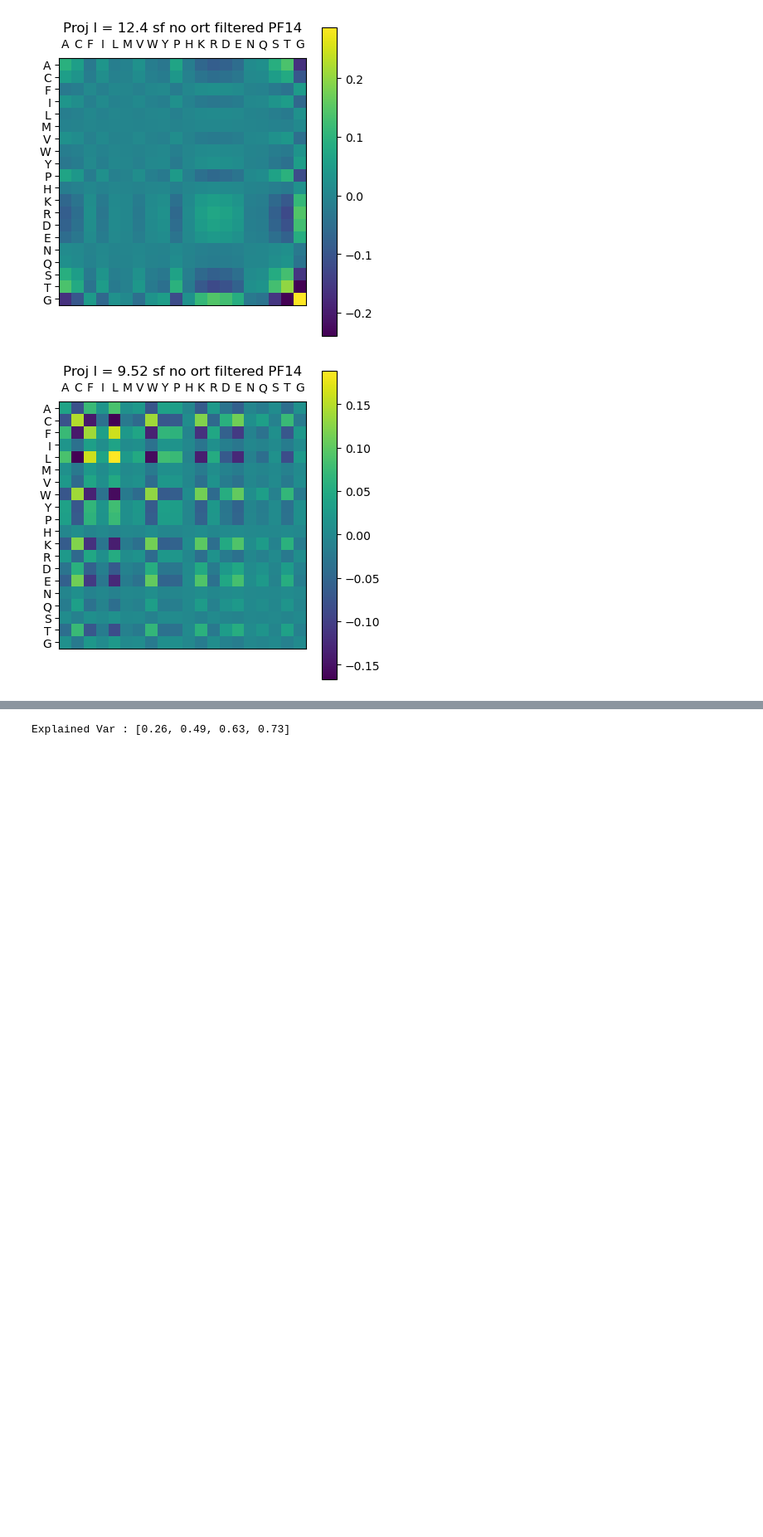
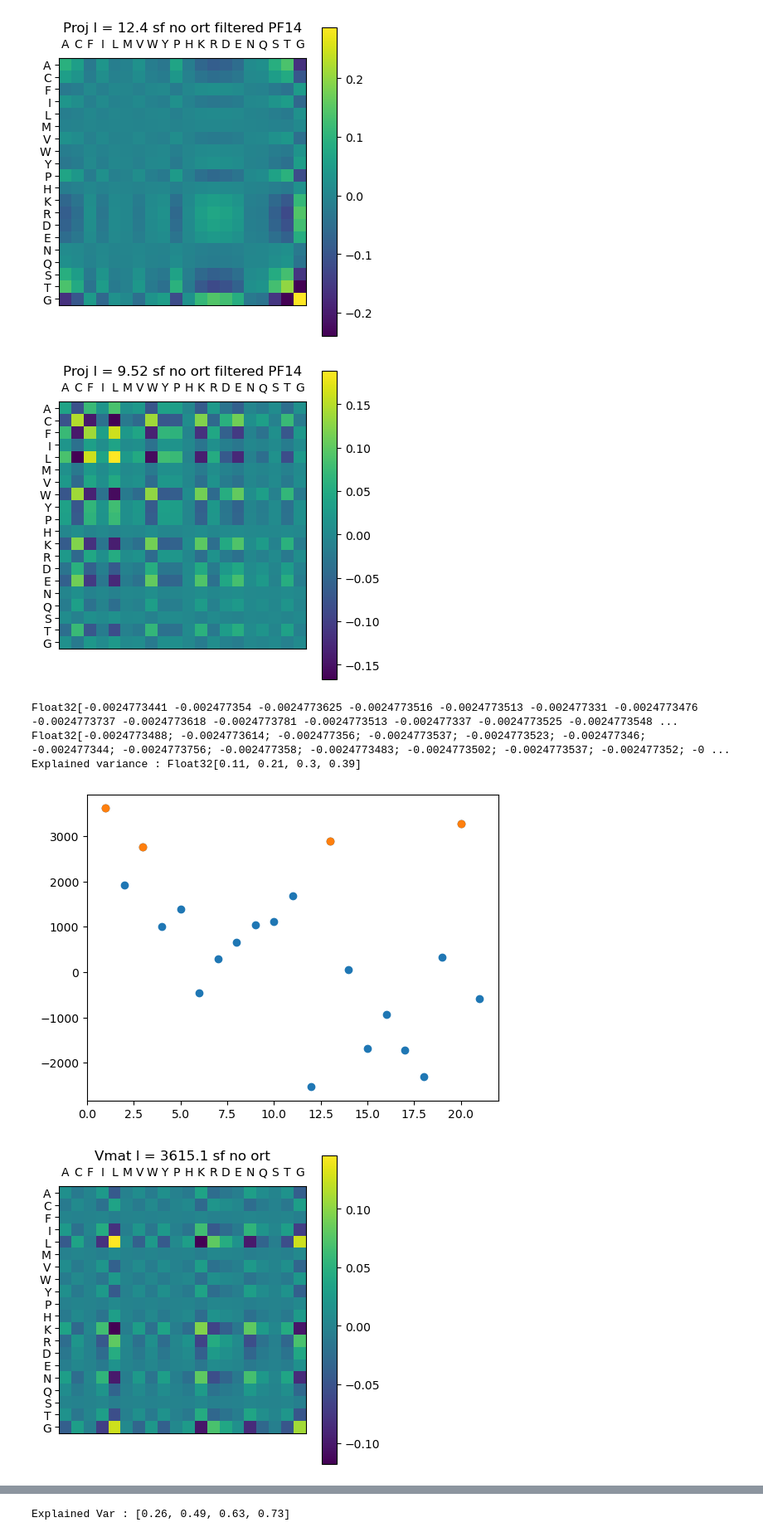
Before and after one commit to leonardodibari/HopfieldDCA.jl, a Jupyter notebook: notebooks/int_matrix.ipynb, the cells around one changed output, grey strips where cells are left out. Shown at 83% size. Cells and saved outputs as stored; diff of their text form; code cells hidden in the pictures; blank space fills up the shorter version.

```diff
--- a/notebooks/int_matrix.ipynb
+++ b/notebooks/int_matrix.ipynb
@@ -221,3 +328,13 @@ Explained Var : [0.23, 0.43, 0.54, 0.62]
 [figure]
 [figure]
 [figure]
+# %%
+@load "../../DataAttentionDCA/data/PF13354/ortfalse_parsH21η0.5λ0.001T150.jld2"
+m1 = m ; n_eig = 4;
+VV1 = showVmat_sf(m1, n_eig, tit = "sf no ort");
+# %% [output]
+Float32[-0.0024773441 -0.002477354 -0.0024773625 -0.0024773516 -0.0024773513 -0.002477331 -0.0024773476 -0.0024773737 -0.0024773618 -0.0024773781 -0.0024773513 -0.002477337 -0.0024773525 -0.0024773548 ...
+Float32[-0.0024773488; -0.0024773614; -0.002477356; -0.0024773537; -0.0024773523; -0.002477346; -0.002477344; -0.0024773756; -0.002477358; -0.0024773483; -0.0024773502; -0.0024773537; -0.002477352; -0 ...
+Explained variance : Float32[0.11, 0.21, 0.3, 0.39]
+[figure, added]
+[figure, added]
```
Also changed, not shown: parts of 14 cells of this notebook, 3 other files.
